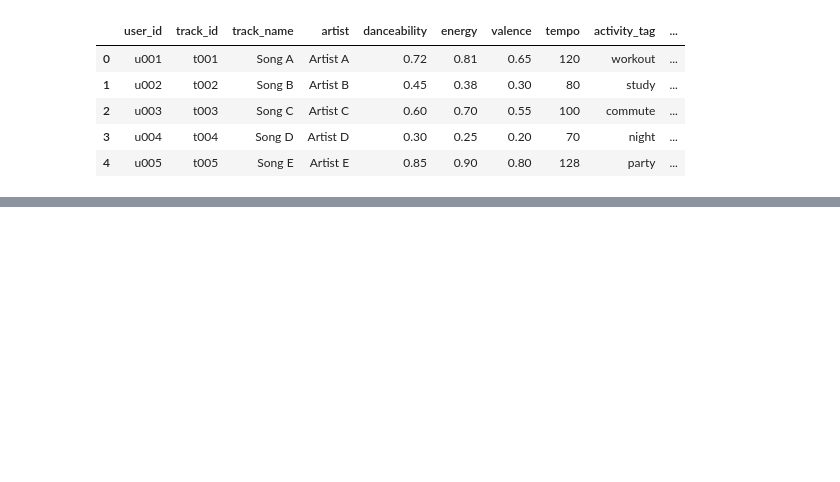
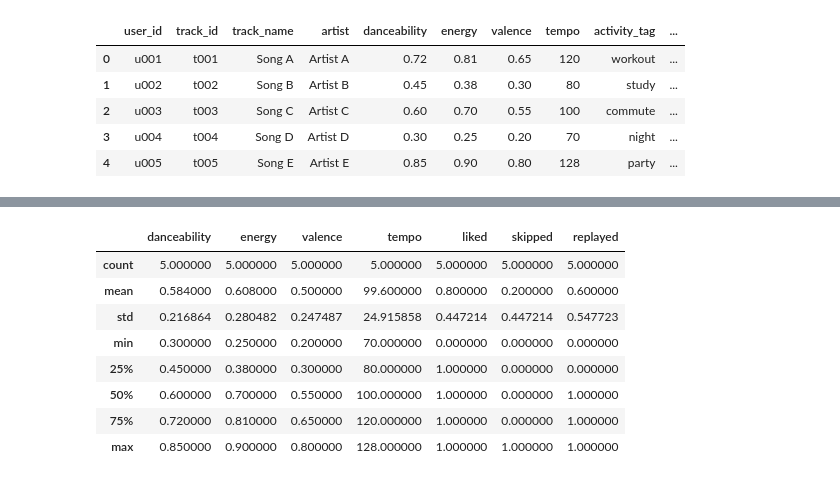
Before and after one commit to jneey2000/ML, a Jupyter notebook: music-context-ml/notebooks/EDA.ipynb, the cells around one changed output, grey strips where cells are left out. Cells and saved outputs as stored; diff of their text form; code cells hidden in the pictures; blank space fills up the shorter version.

```diff
--- a/music-context-ml/notebooks/EDA.ipynb
+++ b/music-context-ml/notebooks/EDA.ipynb
@@ -12,0 +33,12 @@ df.head()
+# %%
+df.describe()
+# %% [output]
+|  | danceability | energy | valence | tempo | liked | skipped | replayed |
+| count | 5.000000 | 5.000000 | 5.000000 | 5.000000 | 5.000000 | 5.000000 | 5.000000 |
+| mean | 0.584000 | 0.608000 | 0.500000 | 99.600000 | 0.800000 | 0.200000 | 0.600000 |
+| std | 0.216864 | 0.280482 | 0.247487 | 24.915858 | 0.447214 | 0.447214 | 0.547723 |
+| min | 0.300000 | 0.250000 | 0.200000 | 70.000000 | 0.000000 | 0.000000 | 0.000000 |
+| 25% | 0.450000 | 0.380000 | 0.300000 | 80.000000 | 1.000000 | 0.000000 | 0.000000 |
+| 50% | 0.600000 | 0.700000 | 0.550000 | 100.000000 | 1.000000 | 0.000000 | 1.000000 |
+| 75% | 0.720000 | 0.810000 | 0.650000 | 120.000000 | 1.000000 | 0.000000 | 1.000000 |
+| max | 0.850000 | 0.900000 | 0.800000 | 128.000000 | 1.000000 | 1.000000 | 1.000000 |
```
Also changed, not shown: parts of 9 cells of this notebook, 1 other file.
